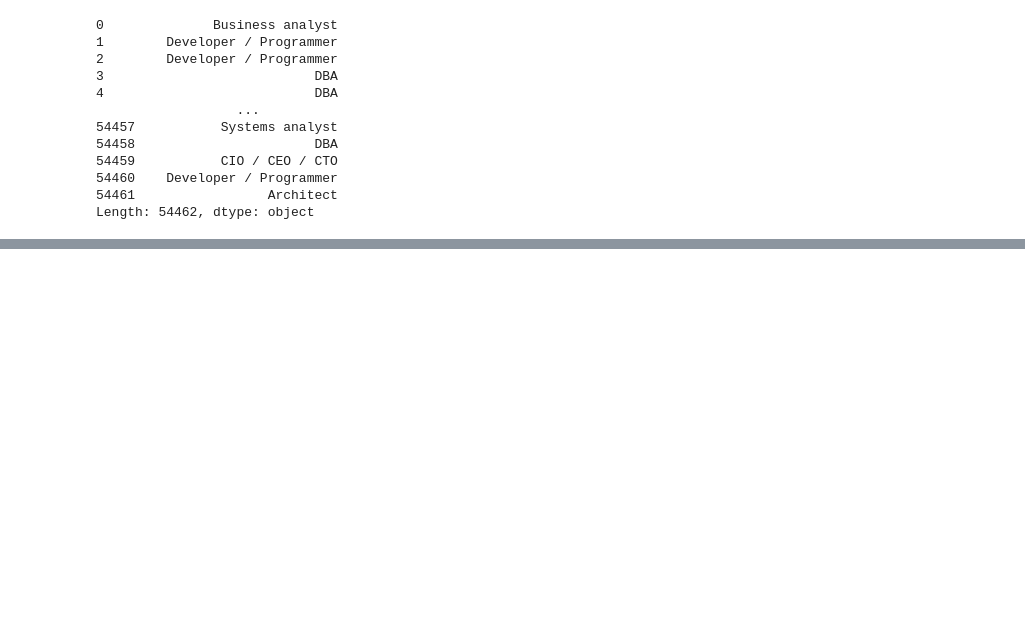
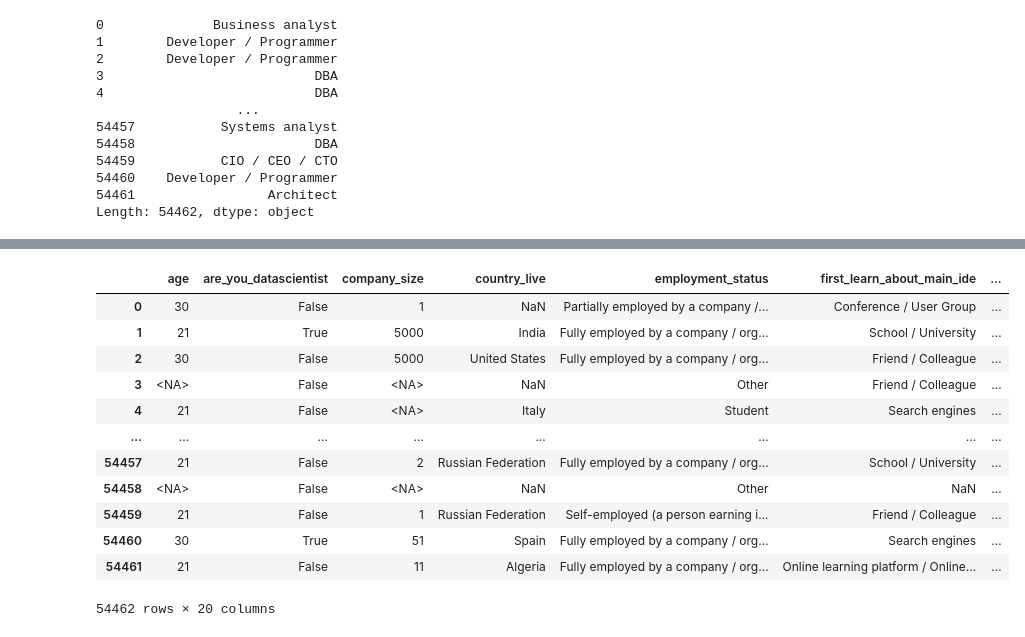
Before and after one commit to joakor89/Effective_Pandas, a Jupyter notebook: reshaping_df_dummies.ipynb, the cells around one changed output, grey strips where cells are left out. Cells and saved outputs as stored; diff of their text form; code cells hidden in the pictures; blank space fills up the shorter version.

Commit message:
working reshaping on dummies, pivoting and grouping

```diff
--- a/reshaping_df_dummies.ipynb
+++ b/reshaping_df_dummies.ipynb
@@ -186,0 +193,3 @@ Length: 54462, dtype: object
+# %%
+jb = pd.read_csv(url)
+jb
@@ -186,0 +319,52 @@ Length: 54462, dtype: object
+# %%
+jb2 = (jb
+ [uniq_cols]
+ .rename(columns=lambda c: c.replace('.', '_'))
+ .assign(age=lambda df_:df_.age.str.slice(0,2).astype(float)
+             .astype('Int64'),
+         are_you_datascientist=lambda df_:df_.are_you_datascientist
+             .replace({'Yes': True, 'No': False, np.nan: False}),
+         company_size=lambda df_:df_.company_size.replace({
+             'Just me': 1, 'Not sure': np.nan,
+             'More than 5,000': 5000, '2–10': 2, '11–50':11,
+             '51–500': 51, '501–1,000':501,
+             '1,001–5,000':1001}).astype('Int64'),
+         country_live=lambda df_:df_.country_live.astype('category'),
+         employment_status=lambda df_:df_.employment_status
+              .fillna('Other').astype('category'),
+         is_python_main=lambda df_:df_.is_python_main
+              .astype('category'),
+         team_size=lambda df_:df_.team_size
+             .str.split(r'-', n=1, expand=True)
+             .iloc[:,0].replace('More than 40 people', 41)
+             .where(df_.company_size!=1, 1).astype(float),
+         years_of_coding=lambda df_:df_.years_of_coding
+             .replace('Less than 1 year', .5).str.extract(r'(\d+)')
+             .astype(float),
+         python_years=lambda df_:df_.python_years
+             .replace('Less than 1 year', .5).str.extract(r'(\d+)')
+             .astype(float),
+         python3_ver=lambda df_:df_.python3_version_most
+              .str.replace('_', '.').str.extract(r'(\d\.\d)')
+              .astype(float),
+         use_python_most=lambda df_:df_.use_python_most
+              .fillna('Unknown')
+        )
+    .drop(columns=['python2_version_most'])
+)
+# %%
+jb2
+# %% [output]
+|  | age | are_you_datascientist | company_size | country_live | employment_status | first_learn_about_main_ide | ... |
+| 0 | 30 | False | 1 | NaN | Partially employed by a company /... | Conference / User Group | ... |
+| 1 | 21 | True | 5000 | India | Fully employed by a company / org... | School / University | ... |
+| 2 | 30 | False | 5000 | United States | Fully employed by a company / org... | Friend / Colleague | ... |
+| 3 | <NA> | False | <NA> | NaN | Other | Friend / Colleague | ... |
+| 4 | 21 | False | <NA> | Italy | Student | Search engines | ... |
+| ... | ... | ... | ... | ... | ... | ... | ... |
+| 54457 | 21 | False | 2 | Russian Federation | Fully employed by a company / org... | School / University | ... |
+| 54458 | <NA> | False | <NA> | NaN | Other | NaN | ... |
+| 54459 | 21 | False | 1 | Russian Federation | Self-employed (a person earning i... | Friend / Colleague | ... |
+| 54460 | 30 | True | 51 | Spain | Fully employed by a company / org... | Search engines | ... |
+| 54461 | 21 | False | 11 | Algeria | Fully employed by a company / org... | Online learning platform / Online... | ... |
+54462 rows × 20 columns
```
Also changed, not shown: parts of 42 cells of this notebook.
